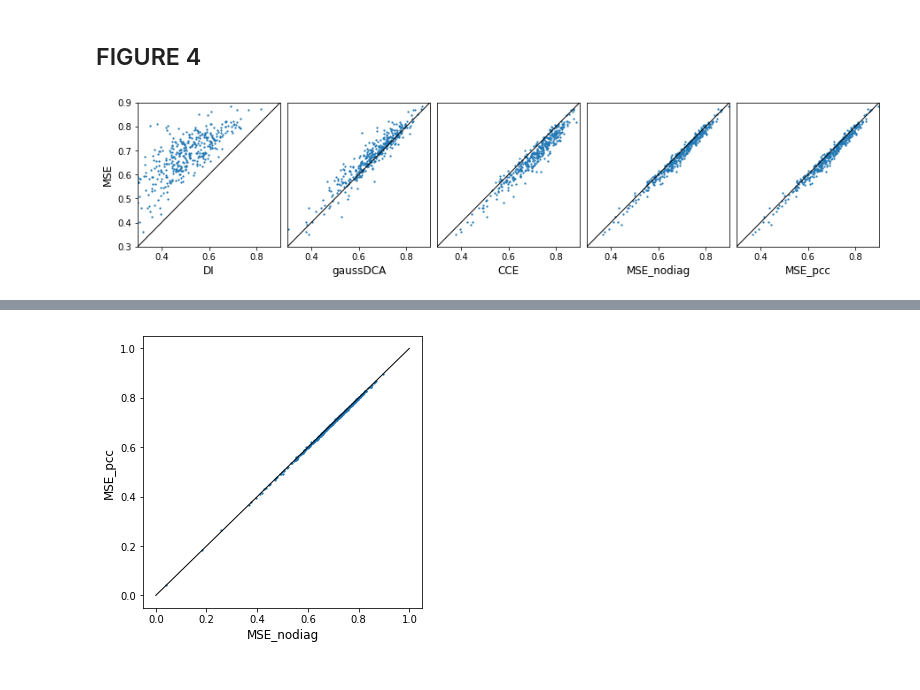
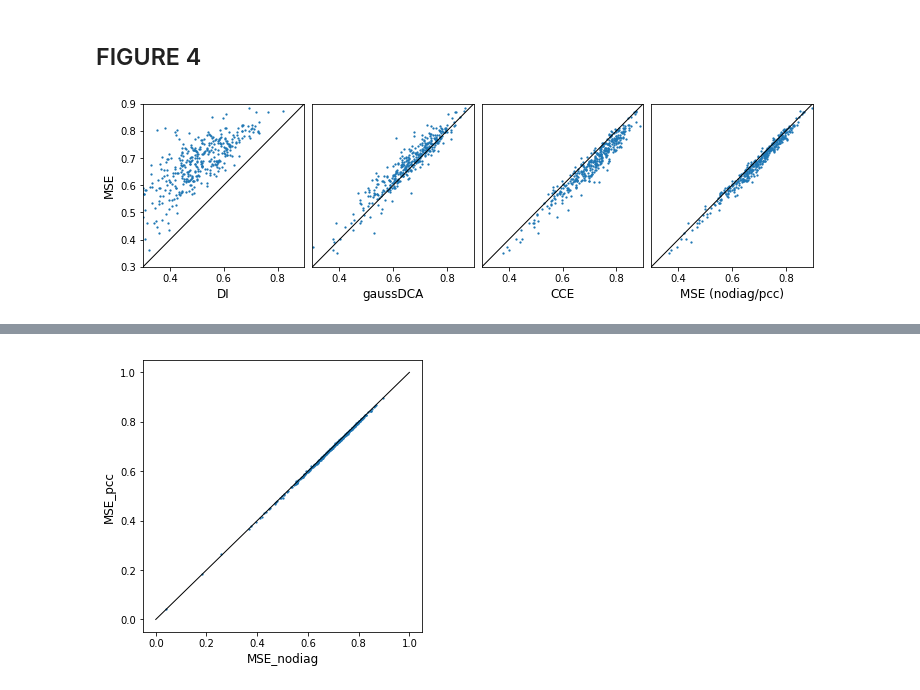
Before and after one commit to sokrypton/seqmodels, a Jupyter notebook: seqmodels.ipynb, the cells around one changed output, grey strips where cells are left out. Drawn from its saved outputs; the diff is of its cells as text; code cells hidden in the pictures.

```diff
--- a/seqmodels.ipynb
+++ b/seqmodels.ipynb
@@ -198,10 +189,10 @@ def MSE(X,W=None,
 
   with tf.Session() as sess:
     sess.run(tf.global_variables_initializer())
-    for i in range(opt_iter):
+    for k in range(opt_iter):
       sess.run(opt)
-      if verbose and ((i+1) % 10) == 0:
-          print((i+1),sess.run(loss))
+      if verbose and (k+1) % int(opt_iter/10) == 0:
+        print((k+1),sess.run(loss))
     return sess.run(x_wip)
 # %% [markdown]
 ## CCE
@@ -345,7 +334,7 @@ for n,a in enumerate(data):
   plt.subplot(1,3,3); plt.title("true"); plt.imshow(true)
   plt.show()
 
-  if n > 0: break
+  if n == 0: break
 # %% [output]
 3A0YA 0.7544308264679203 0.756756407863269 0.760741866614842
 [figure]
@@ -399,53 +386,25 @@ for n,a in enumerate(data):
 # %%
 ACC = np.array(ACC)
 AUC = np.mean(ACC,axis=-1)
-# %%
-plt.figure(figsize=(5*3,3))
-plt.subplots_adjust(wspace=0.05, hspace=None)
-a, b = 0.3,0.9
-ticks = [0.4,0.6,0.8]
-
-plt.subplot(1,5,1)
-plt.scatter(AUC[:,0],AUC[:,3],s=1.5);
-plt.ylim(a,b); plt.xlim(a,b)
-plt.xlabel("DI",fontsize=12);
-plt.plot([0,1],[0,1],c="black",linewidth=1)
-plt.xticks(ticks)
-plt.ylabel("MSE",fontsize=12)
-
-plt.subplot(1,5,2)
-plt.scatter(AUC[:,1],AUC[:,3],s=1.5);
-plt.ylim(a,b); plt.xlim(a,b)
-plt.xlabel("gaussDCA",fontsize=12)
-plt.plot([0,1],[0,1],c="black",linewidth=1)
-plt.xticks(ticks); plt.yticks(ticks)
-plt.gca().axes.get_yaxis().set_visible(False)
-
-plt.subplot(1,5,3)
-plt.scatter(AUC[:,2],AUC[:,3],s=1.5);
-plt.ylim(a,b); plt.xlim(a,b)
-plt.xlabel("CCE",fontsize=12);
-plt.plot([0,1],[0,1],c="black",linewidth=1)
-plt.xticks(ticks)
-plt.gca().axes.get_yaxis().set_visible(False)
-
-plt.subplot(1,5,4)
-plt.scatter(AUC[:,4],AUC[:,3],s=1.5);
-plt.ylim(a,b); plt.xlim(a,b)
-plt.xlabel("MSE_nodiag",fontsize=12);
-plt.plot([0,1],[0,1],c="black",linewidth=1)
-plt.xticks(ticks)
-plt.gca().axes.get_yaxis().set_visible(False)
-
-plt.subplot(1,5,5)
-plt.scatter(AUC[:,5],AUC[:,3],s=1.5);
-plt.ylim(a,b); plt.xlim(a,b)
-plt.xlabel("MSE_pcc",fontsize=12);
-plt.plot([0,1],[0,1],c="black",linewidth=1)
-plt.xticks(ticks)
-plt.gca().axes.get_yaxis().set_visible(False)
-
-
-plt.savefig("unified_fig4_b.pdf",bbox_inches = "tight")
-# %% [output]
-[figure, removed]
+# %%
+plt.figure(figsize=(4*3,3))
+plt.subplots_adjust(wspace=0.05, hspace=None)
+a, b = 0.3,0.9
+ticks = [0.4,0.6,0.8]
+
+for n,(label,idx) in enumerate([["DI",0],["gaussDCA",1],["CCE",2],["MSE (nodiag/pcc)",4]]):
+  plt.subplot(1,4,n+1)
+  plt.scatter(AUC[:,idx],AUC[:,3],s=1.5);
+  plt.ylim(a,b); plt.xlim(a,b)
+  plt.xlabel(label,fontsize=12);
+  plt.plot([0,1],[0,1],c="black",linewidth=1)
+  plt.xticks(ticks)
+  if n == 0:
+    plt.ylabel("MSE",fontsize=12)
+  else:
+    plt.yticks(ticks)
+    plt.gca().axes.get_yaxis().set_visible(False)
+
+plt.savefig("unified_fig4_b.pdf",bbox_inches = "tight")
+# %% [output]
+[figure, added]
```
Also changed, not shown: parts of 5 cells of this notebook.
